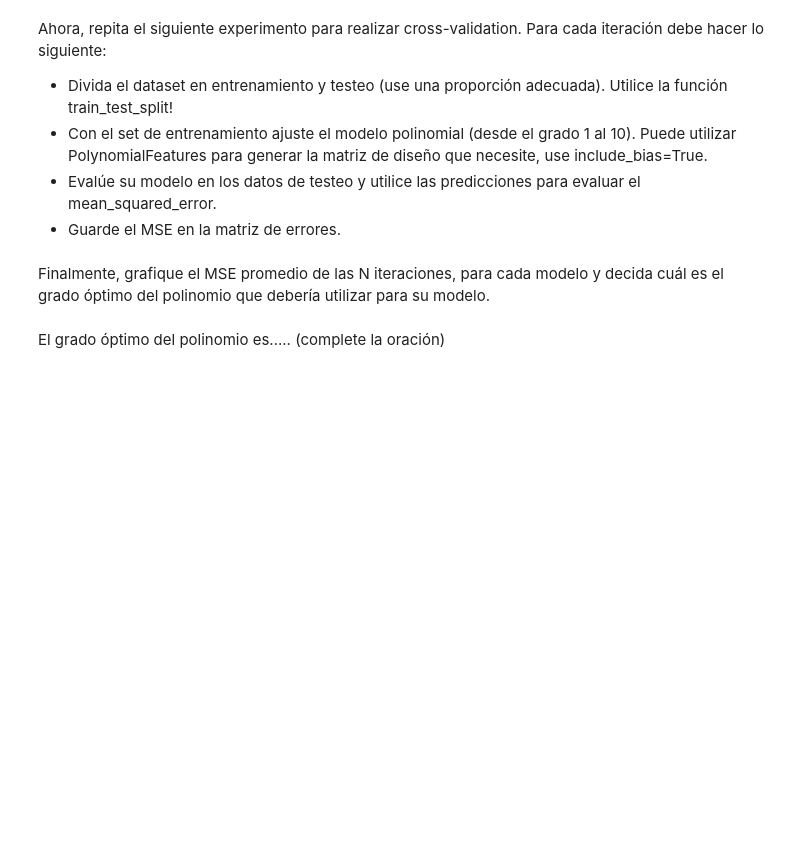
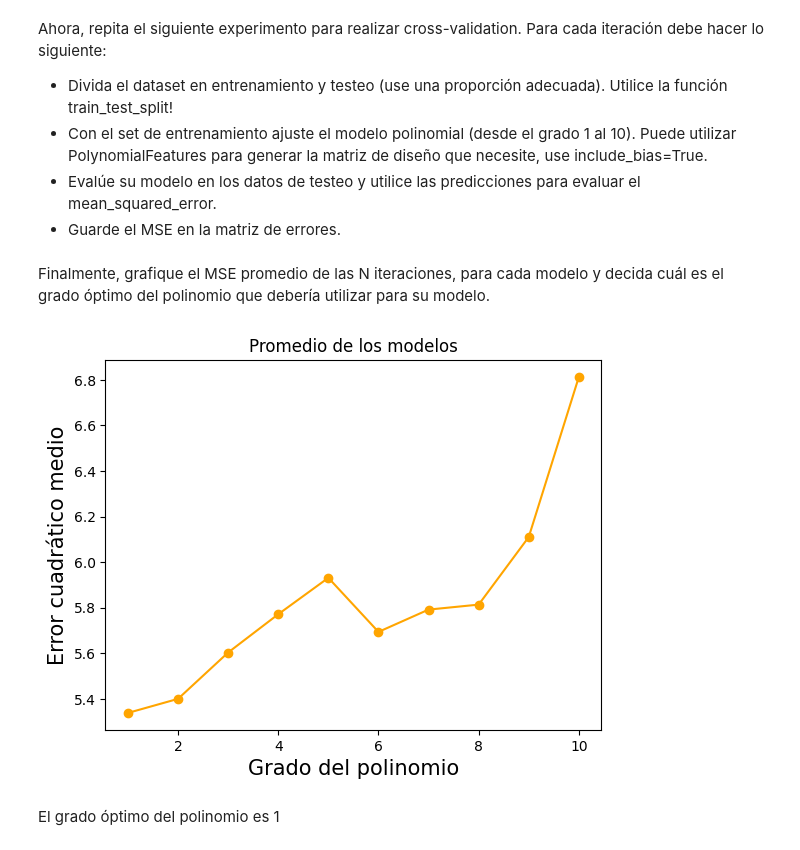
Before and after one commit to Morales-Andres/Tarea-3, a Jupyter notebook: Tarea3.ipynb, the cells around one changed output. Saved outputs shown, nothing was run; the diff lists cells and outputs as text; code cells hidden in the pictures; blank space fills up the shorter version.

```diff
--- a/Tarea3.ipynb
+++ b/Tarea3.ipynb
@@ -321,14 +315,31 @@ Ahora, repita el siguiente experimento para realizar cross-validation. Para cada
 # %%
 for i in range(100):
   x_train,x_test,y_train,y_test=train_test_split(x,y_ruido,train_size=0.70)
-    for j in range(10):
-      poly = PolynomialFeatures(1+j, include_bias=True)
-      matriz_X = poly.fit_transform(x.reshape(-1,1))
+  for j in range(10):
+      poly = PolynomialFeatures(degree=j+1, include_bias=True)
+
+      poly_features = poly.fit_transform(x_train.reshape(-1, 1))
+
+      poly_test = poly.fit_transform(x_test.reshape(-1,1))
+      poly_reg_model = LinearRegression()
+      poly_reg_model.fit(poly_features, y_train)
+      y_predicted = poly_reg_model.predict(poly_test)
+
+      errores_modelos[j,i] = mean_squared_error(y_test, y_predicted)
 # %% [markdown]
 Finalmente, grafique el MSE promedio de las N iteraciones, para cada modelo y decida cuál es el grado óptimo del polinomio que debería utilizar para su modelo.
 # %%
 # Note que para calcular el promedio pedido puede utilizar np.mean(errores_modelos, axis=1) ¿qué hace el parámetro axis=1?
+#axis=1 especifica el eje a lo largo del cual se quiere calcular el promedio
+promedio_modelos =  np.mean(errores_modelos, axis=1)
 
 # Añada su gráfico.
+plt.plot(np.arange(1,11), promedio_modelos, 'o-', color='orange')
+plt.xlabel('Grado del polinomio', fontsize=15)
+plt.ylabel('Error cuadrático medio', fontsize=15)
+plt.title('Promedio de los modelos')
+plt.show()
+# %% [output]
+[figure, added]
 # %% [markdown]
-El grado óptimo del polinomio es..... (complete la oración)
+El grado óptimo del polinomio es 1
```
Also changed, not shown: parts of 5 cells of this notebook.
